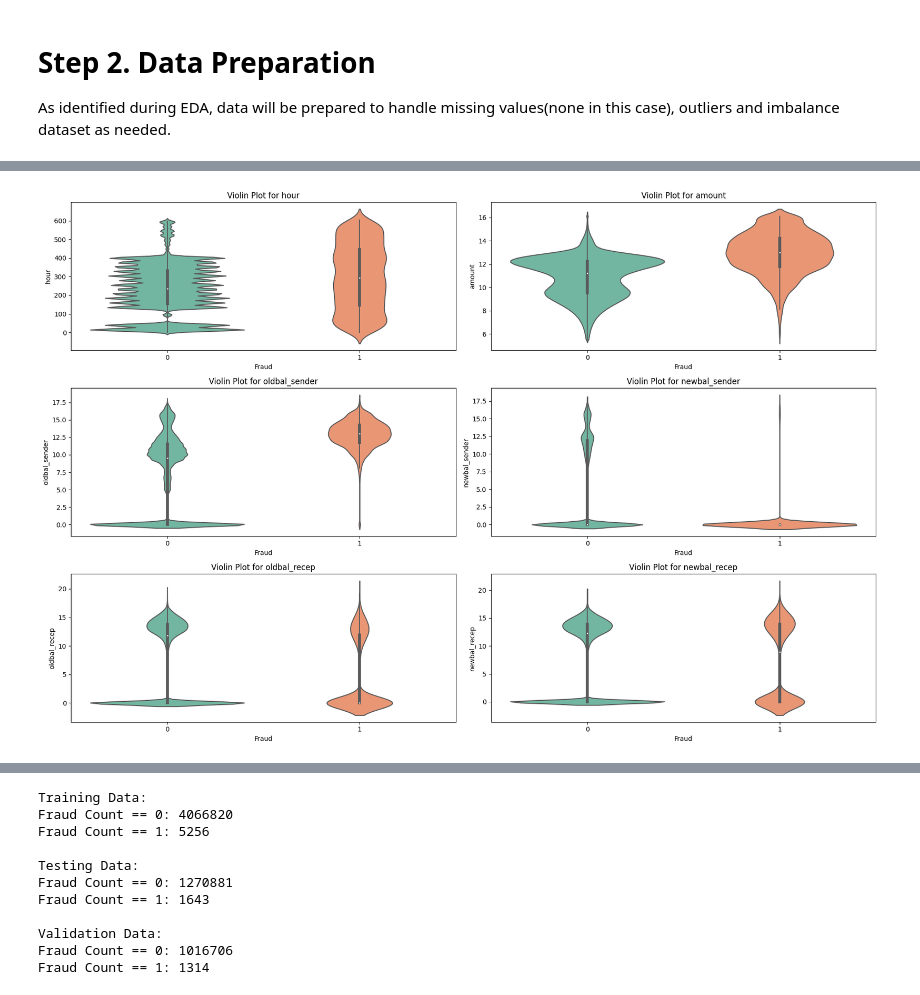
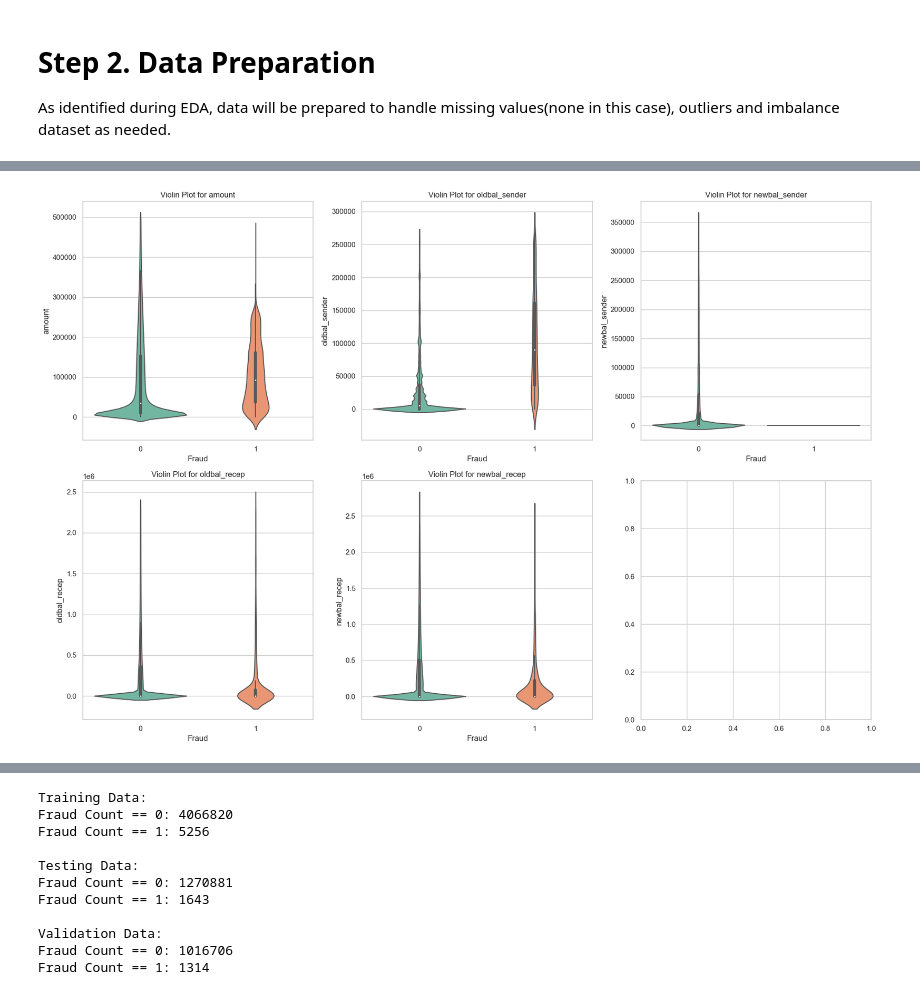
Before and after one commit to EmmaT0611/Fraud-Detection-in-Online-Payment, a Jupyter notebook: Online Payment Fraud detection ML.ipynb, the cells around one changed output, grey strips where cells are left out. Drawn from its saved outputs; the diff is of its cells as text; code cells hidden in the pictures.

```diff
--- a/Online Payment Fraud detection ML.ipynb
+++ b/Online Payment Fraud detection ML.ipynb
@@ -896,3 +870,5 @@ Implementation of real-time monitoring between 11PM to 8AM is highly recommended
 # Step 2. Data Preparation
 
 As identified during EDA, data will be prepared to handle missing values(none in this case), outliers and imbalance dataset as needed.
+# %%
+df_pd = pd.read_csv('./DATA/PS_20174392719_1491204439457_log.csv')
@@ -967,14 +989,14 @@ for col in numerical_columns:
 #Visualise Winsorization output
 
 # Create a 2x3 grid of subplots
-fig, axes = plt.subplots(3, 2, figsize=(18, 12))
+fig, axes = plt.subplots(2, 3, figsize=(18, 12))
 
 # Flatten the axes array for easier indexing
 axes = axes.flatten()
 
 # Iterate through the numerical columns and create violin plots
 for i, col in enumerate(numerical_columns):
-    sns.violinplot(x='fraud', y=col, data=df, palette='Set2', ax=axes[i])
+    sns.violinplot(x='fraud', y=col, data=df_winsor, palette='Set2', ax=axes[i])
     axes[i].set_title(f"Violin Plot for {col}")
     axes[i].set_xlabel('Fraud')
     axes[i].set_ylabel(col)
@@ -991,22 +1010,0 @@ To better visualize the impact of Winsorization, refer plots below for before Wi
-# %%
-import seaborn as sns
-import matplotlib.pyplot as plt
-
-numerical_columns = ['hour', 'amount', 'oldbal_sender', 'newbal_sender', 'oldbal_recep', 'newbal_recep']
-
-# Create a 3x2 grid of subplots
-fig, axes = plt.subplots(3, 2, figsize=(18, 12))
-
-# Flatten the axes array for easier indexing
-axes = axes.flatten()
-
-# Iterate through numerical columns and create violin plots
-for i, col in enumerate(numerical_columns):
-    sns.violinplot(x='fraud', y=col, data=df_eda, ax=axes[i], palette='Set2')
-    axes[i].set_title(f"Violin Plot for {col}")
-    axes[i].set_xlabel('Fraud')
-    axes[i].set_ylabel(col)
-
-# Adjust the layout
-plt.tight_layout()
-plt.show()
@@ -1015,10 +1011,12 @@ plt.show()
 # %%
-#Testing out visualisation on alternative scaling method - 2. IQR
 #The IQR method identifies outliers as data points that fall below the first quartile minus a factor times the IQR or
 #above the third quartile plus a factor times the IQR. Can choose to remove or cap outliers using this method.
 
+# Make a copy of the original dataframe
+df_iqr = df.copy()
+
 # Define the numerical columns
-numerical_columns = ['hour','amount', 'oldbal_sender', 'newbal_sender', 'oldbal_recep', 'newbal_recep']
+numerical_columns = ['amount', 'oldbal_sender', 'newbal_sender', 'oldbal_recep', 'newbal_recep']
 
 # Function to handle outliers using IQR method
 def handle_outliers_iqr(data, column, k=1.5):
@@ -1032,29 +1030,29 @@ def handle_outliers_iqr(data, column, k=1.5):
 
 # Apply the IQR method to handle outliers for each numerical column
 for column in numerical_columns:
-    df = handle_outliers_iqr(df, column)
+    df_iqr = handle_outliers_iqr(df_iqr, column)
 
 # Drop rows with NaN values after handling outliers
-df.dropna(inplace=True)
+df_iqr.dropna(inplace=True)
 # %%
 # Create a 2x3 grid of subplots
-fig, axes = plt.subplots(3, 2, figsize=(18, 12))
+fig, axes = plt.subplots(2, 3, figsize=(18, 12))
 
 # Flatten the axes array for easier indexing
 axes = axes.flatten()
 
 # Iterate through the numerical columns and create violin plots
 for i, col in enumerate(numerical_columns):
-    sns.violinplot(x='fraud', y=col, data=df, palette='Set2', ax=axes[i])
+    sns.violinplot(x='fraud', y=col, data=df_iqr, palette='Set2', ax=axes[i])
     axes[i].set_title(f"Violin Plot for {col}")
     axes[i].set_xlabel('Fraud')
     axes[i].set_ylabel(col)
 
 # Adjust the layout
 plt.tight_layout()
 plt.show()
 # %% [output]
-[figure, old version]
+[figure, new version]
 # %%
 from scipy.stats import skew
 
```
Also changed, not shown: parts of 113 cells of this notebook.
